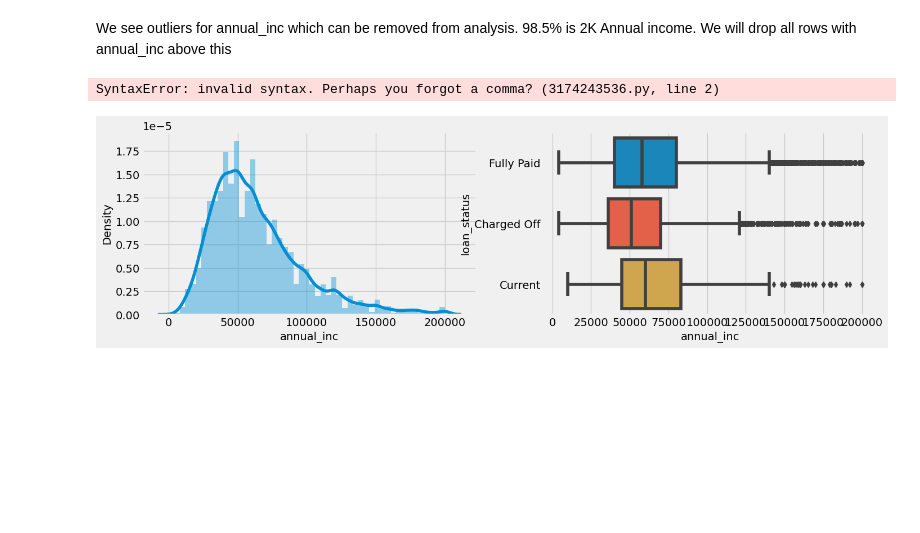
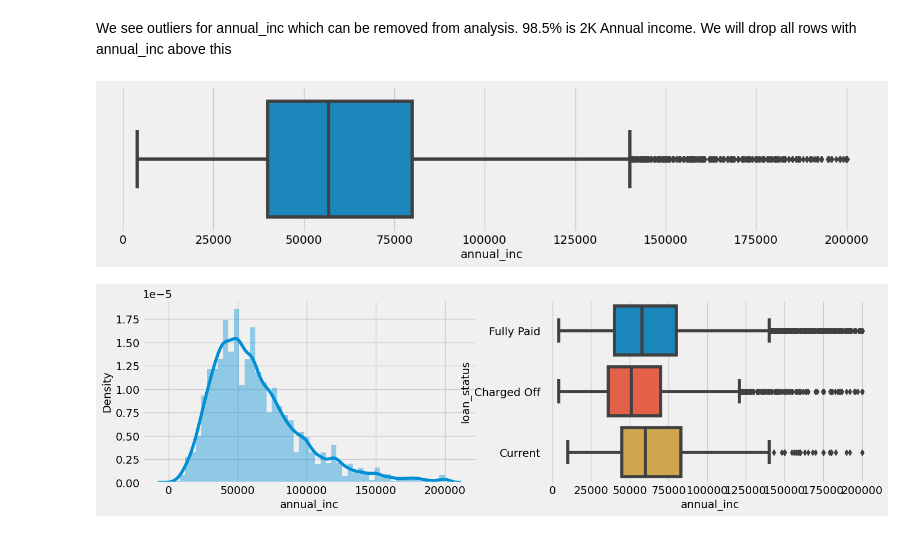
Before and after one commit to alokkmukherji/LendingClubCaseStudy, a Jupyter notebook: C54_LendingClubCaseStudy_AlokeKumarMukherjee_AkshayKachroo.ipynb, the cells around one changed output. Saved outputs shown, nothing was run; the diff lists cells and outputs as text; code cells hidden in the pictures; blank space fills up the shorter version.

```diff
--- a/C54_LendingClubCaseStudy_AlokeKumarMukherjee_AkshayKachroo.ipynb
+++ b/C54_LendingClubCaseStudy_AlokeKumarMukherjee_AkshayKachroo.ipynb
@@ -385,11 +385,10 @@ We see outliers for annual_inc which can be removed from analysis. 98.5% is 2K A
 loan_df= loan_df[loan_df.annual_inc <= loan_df["annual_inc"].quantile(.985)]
 # %%
 plt.figure(figsize=(15, 3))
-sns.boxplot(x=loan_d
-            f['annual_inc'], data=loan_df)
+sns.boxplot(x=loan_df['annual_inc'], data=loan_df)
 plt.show()
 # %% [output]
-SyntaxError: invalid syntax. Perhaps you forgot a comma? (3174243536.py, line 2)
+[figure, added]
 # %%
 plotDistribution_Category(loan_df, "annual_inc")
 # %% [output]
```
Also changed, not shown: parts of 3 cells of this notebook.
